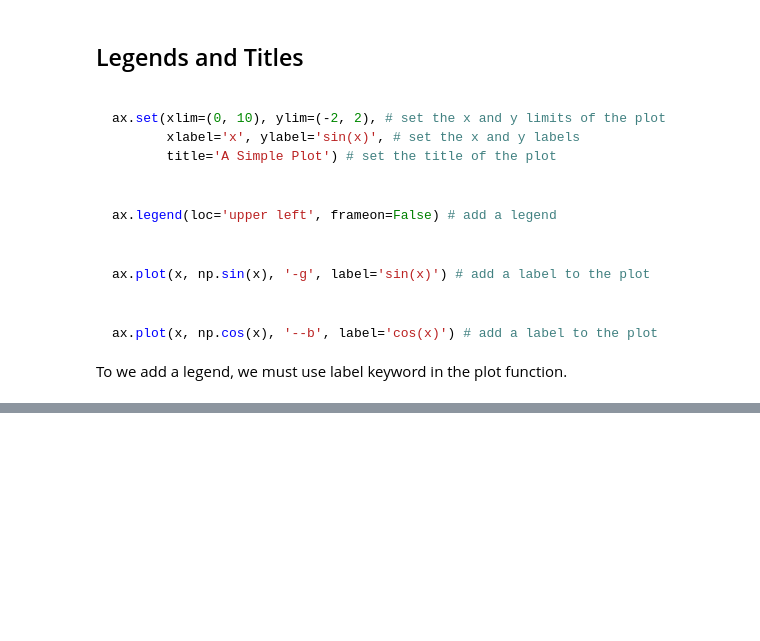
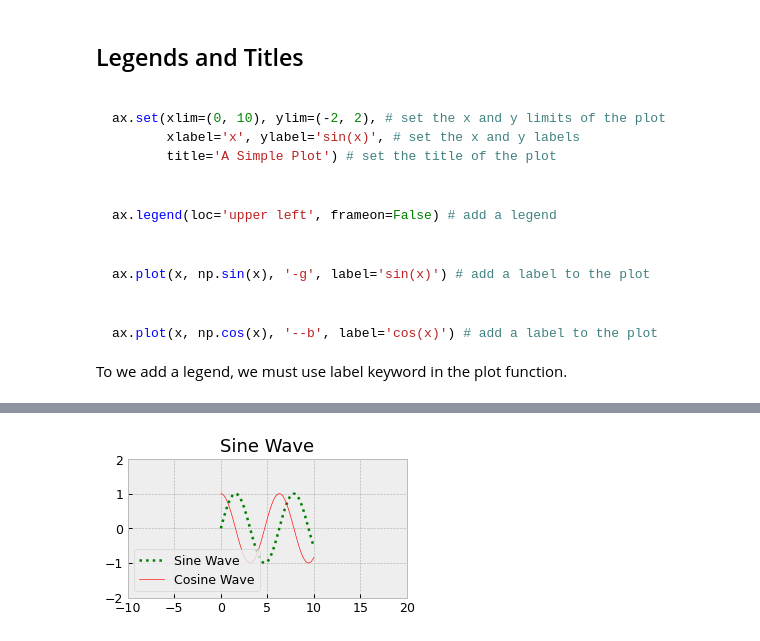
Before and after one commit to pcmoraesmenezes/Data-Science-and-Machine-Learning-Course, a Jupyter notebook: Introduction/data_visualization/matplotlib_int.ipynb, the cells around one changed output, grey strips where cells are left out. Saved outputs shown, nothing was run; the diff lists cells and outputs as text; code cells hidden in the pictures; blank space fills up the shorter version.

```diff
--- a/Introduction/data_visualization/matplotlib_int.ipynb
+++ b/Introduction/data_visualization/matplotlib_int.ipynb
@@ -213,0 +309,15 @@ plt.show()
+# %%
+plt.figure(figsize=(4,2), dpi=90) # dpi is the resolution of the graph
+
+plt.plot(N, sin_, label=subtitles[0], color='green', linestyle='dotted')
+plt.plot(N, cos_, label=subtitles[1], color='red', linestyle='-', linewidth=0.5)
+
+plt.xlim(-10, 20) # xlim is the x axis limit
+plt.ylim(-2, 2) # ylim is the y axis limit
+
+plt.legend(loc='lower left')
+plt.title('Sine Wave')
+
+plt.show()
+# %% [output]
+[figure, added]
```
Also changed, not shown: parts of 14 cells of this notebook, 1 other file.
